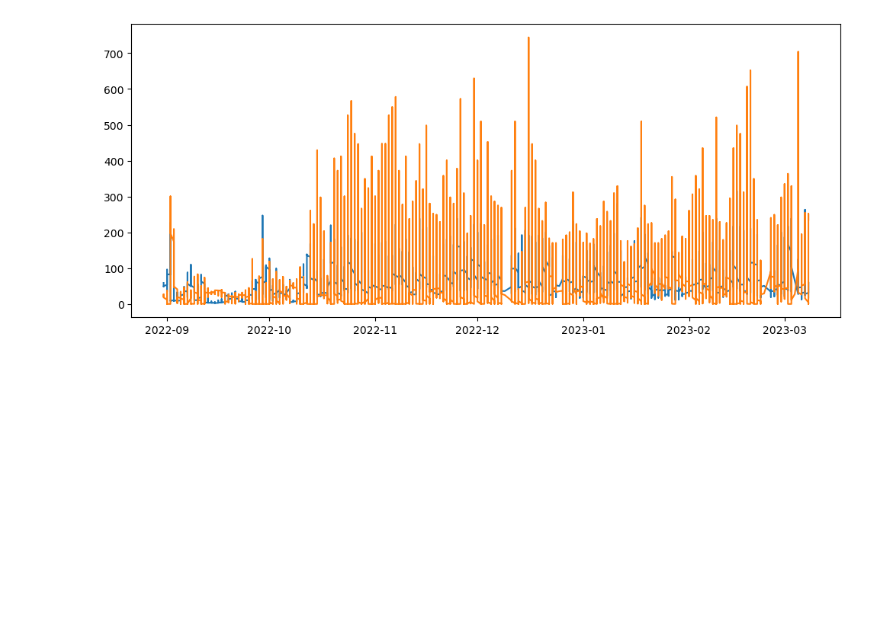
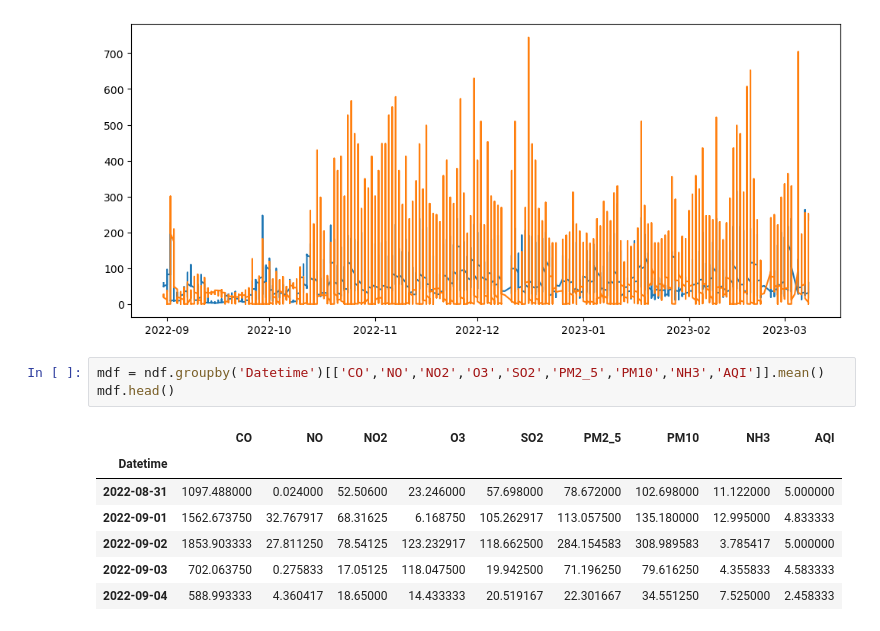
Before and after one commit to OmdenaAI/omdena-mumbai-chapter-air-quality, a Jupyter notebook: src/tasks/task-2-eda/aqi_apidata_eda.ipynb, the cells around one changed output. Drawn from its saved outputs; the diff is of its cells as text; blank space fills up the shorter version.

```diff
--- a/src/tasks/task-2-eda/aqi_apidata_eda.ipynb
+++ b/src/tasks/task-2-eda/aqi_apidata_eda.ipynb
@@ -65,3 +65,14 @@ plt.plot(ndf['Datetime'], ndf['O3'])
 plt.show()
 # %% [output]
 [figure]
+# %%
+mdf = ndf.groupby('Datetime')[['CO','NO','NO2','O3','SO2','PM2_5','PM10','NH3','AQI']].mean()
+mdf.head()
+# %% [output]
+|  | CO | NO | NO2 | O3 | SO2 | PM2_5 | PM10 | NH3 | AQI |
+| Datetime |  |  |  |  |  |  |  |  |  |
+| 2022-08-31 | 1097.488000 | 0.024000 | 52.50600 | 23.246000 | 57.698000 | 78.672000 | 102.698000 | 11.122000 | 5.000000 |
+| 2022-09-01 | 1562.673750 | 32.767917 | 68.31625 | 6.168750 | 105.262917 | 113.057500 | 135.180000 | 12.995000 | 4.833333 |
+| 2022-09-02 | 1853.903333 | 27.811250 | 78.54125 | 123.232917 | 118.662500 | 284.154583 | 308.989583 | 3.785417 | 5.000000 |
+| 2022-09-03 | 702.063750 | 0.275833 | 17.05125 | 118.047500 | 19.942500 | 71.196250 | 79.616250 | 4.355833 | 4.583333 |
+| 2022-09-04 | 588.993333 | 4.360417 | 18.65000 | 14.433333 | 20.519167 | 22.301667 | 34.551250 | 7.525000 | 2.458333 |
```
Also changed, not shown: parts of 5 cells of this notebook.
